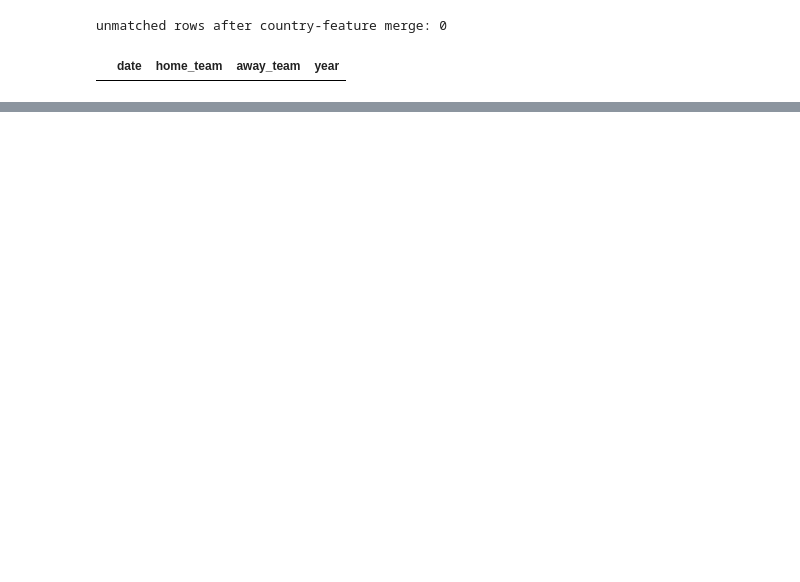
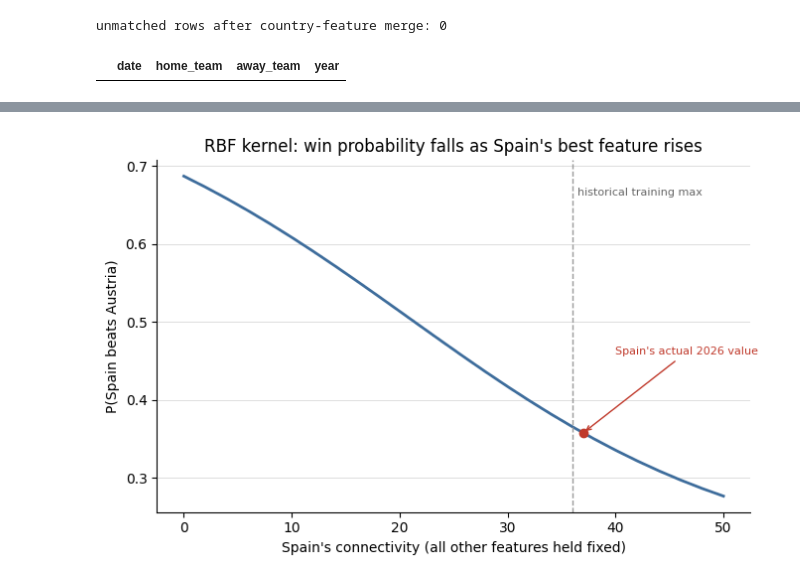
Before and after one commit to kcshenoy/FIFA_WorldCup_Predictor, a Jupyter notebook: connectivity_top5_results.ipynb, the cells around one changed output, grey strips where cells are left out. Cells and saved outputs as stored; diff of their text form; code cells hidden in the pictures; blank space fills up the shorter version.

```diff
--- a/connectivity_top5_results.ipynb
+++ b/connectivity_top5_results.ipynb
@@ -177,0 +346,11 @@ results.iloc[results["home_team"] == "Serbia"]
+# %%
+cv_results = pd.DataFrame(grid_search.cv_results_)
+cv_results["kernel"] = cv_results["param_svm__kernel"]
+
+best_per_kernel = (
+    cv_results.loc[cv_results.groupby("kernel")["mean_test_score"].idxmax()]
+    [["kernel", "params", "mean_test_score", "std_test_score"]]
+    .sort_values("mean_test_score", ascending=False)
+    .reset_index(drop=True)
+)
+best_per_kernel
@@ -177,0 +1089,10 @@ results.iloc[results["home_team"] == "Serbia"]
+# %%
+hist_team_features = team_tournament_features[team_tournament_features["year"] <= 2022]
+
+print(f"Spain 2026 connectivity: {team_table_2026['Spain']['connectivity']:.0f}  "
+      f"(historical max seen in training: {hist_team_features['connectivity'].max():.0f})")
+print(f"Spain 2026 top5_league_count: {team_table_2026['Spain']['top5_league_count']:.0f}  "
+      f"(historical max seen in training: {hist_team_features['top5_league_count'].max():.0f})")
+print(f"share of historical team-tournaments with connectivity >= 30: "
+      f"{(hist_team_features['connectivity'] >= 30).mean():.1%} "
+      f"({(hist_team_features['connectivity'] >= 30).sum()}/{len(hist_team_features)})")
@@ -177,0 +1152,24 @@ results.iloc[results["home_team"] == "Serbia"]
+# %%
+hist_max = hist_team_features["connectivity"].max()
+spain_actual = team_table_2026["Spain"]["connectivity"]
+p_actual = deployment_model.predict_proba(make_row({**spain_base, "connectivity": spain_actual}, opponent))[0, 1]
+
+fig, ax = plt.subplots(figsize=(7, 4.5))
+ax.plot(connectivity_sweep["spain_connectivity"], connectivity_sweep["p_spain_beats_austria"],
+        color="#3E6D9C", linewidth=2)
+ax.axvline(hist_max, color="#999999", linestyle="--", linewidth=1)
+ax.text(hist_max + 0.5, ax.get_ylim()[1] * 0.95, "historical training max", fontsize=8, color="#666666", va="top")
+ax.scatter([spain_actual], [p_actual], color="#C0392B", zorder=5)
+ax.annotate("Spain's actual 2026 value", xy=(spain_actual, p_actual),
+            xytext=(spain_actual + 3, p_actual + 0.1), fontsize=8, color="#C0392B",
+            arrowprops=dict(arrowstyle="->", color="#C0392B", lw=1))
+ax.set_xlabel("Spain's connectivity (all other features held fixed)")
+ax.set_ylabel("P(Spain beats Austria)")
+ax.set_title("RBF kernel: win probability falls as Spain's best feature rises")
+ax.spines[["top", "right"]].set_visible(False)
+ax.yaxis.grid(True, color="#dddddd", linewidth=0.7)
+ax.set_axisbelow(True)
+plt.tight_layout()
+plt.show()
+# %% [output]
+[figure, added]
```
Also changed, not shown: parts of 40 cells of this notebook.
